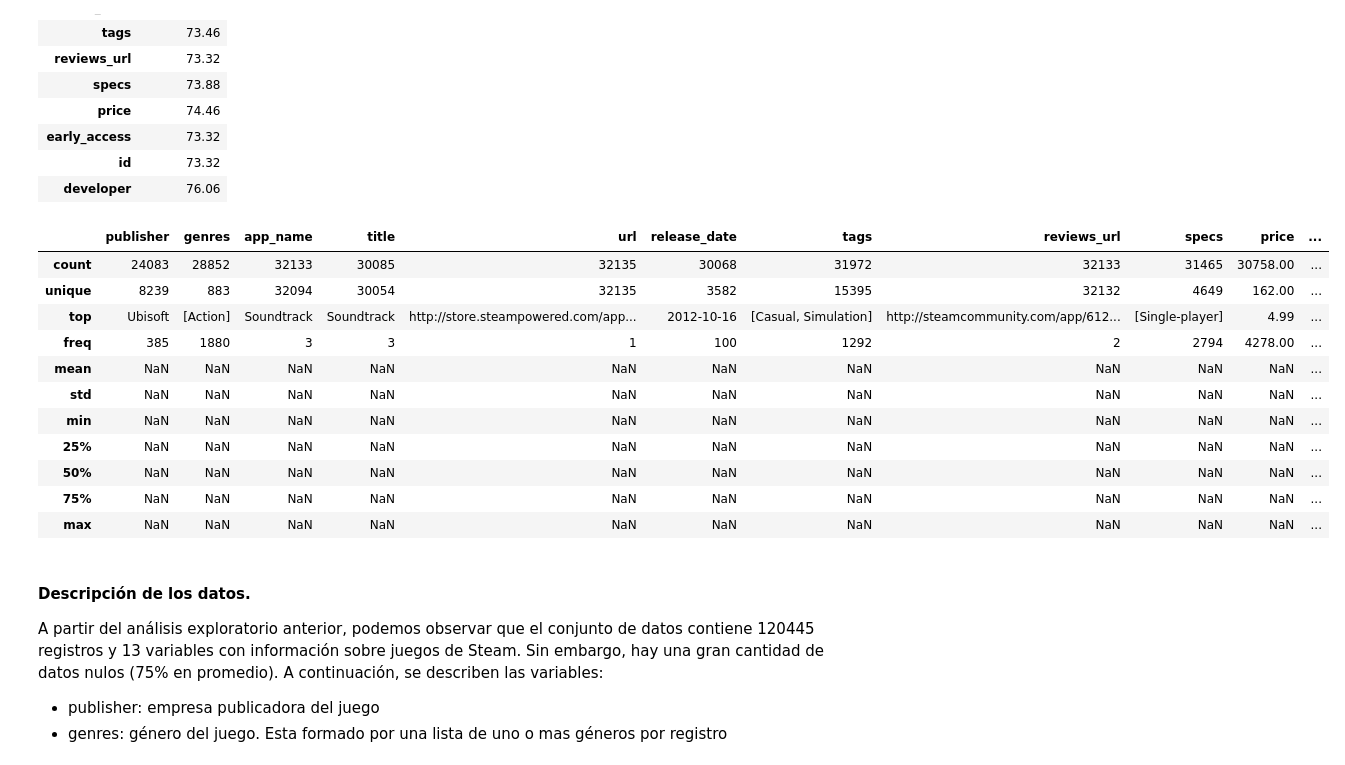
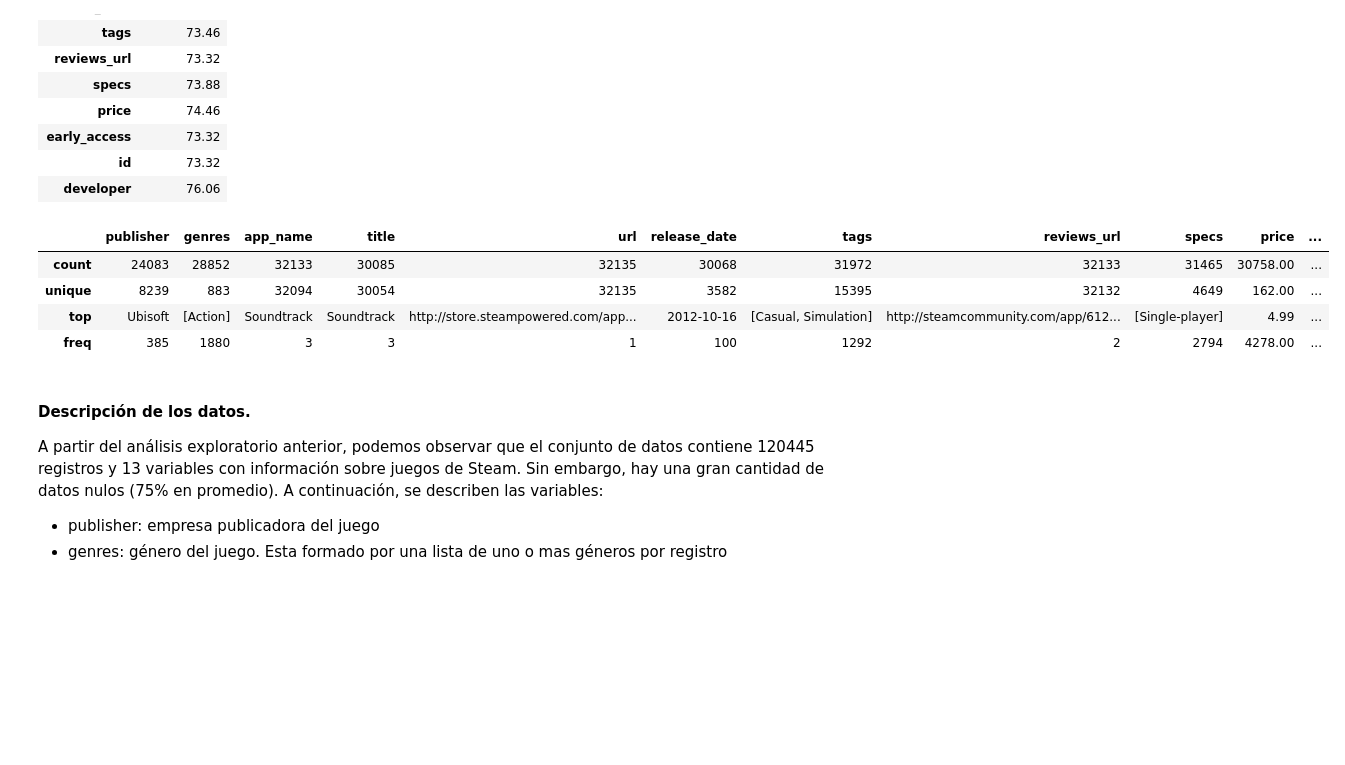
Before and after one commit to rrobles9112/Steam-MLOPS, a Jupyter notebook: Notebooks/ETL_games.ipynb, the cells around one changed output. Cells and saved outputs as stored; diff of their text form; code cells hidden in the pictures; blank space fills up the shorter version.

```diff
--- a/Notebooks/ETL_games.ipynb
+++ b/Notebooks/ETL_games.ipynb
@@ -9,8 +9,15 @@ import os
 import json
 import ast
 
-df_games = pd.read_json('/app/dataset/steam_games.json.gz', lines=True, compression='gzip')
+# Ruta al dataset de Juegos Steam
+path = '../dataset/steam_games.json.gz'
 
-print(df_games.head())
-print(df_games.tail())
+data = []
+with gzip.open(path, 'r') as f:
+    for line in f:
+      data.append(json.loads(line))
+
+# Convertimos a DataFrame
+df_games = pd.DataFrame(data)
+df_games
 # %% [output]
@@ -75,20 +78,13 @@ round(df_games.isna().sum().to_frame('% de Nulos')*100/len(df_games),2)
 | developer | 76.06 |
 # %%
 # Describe todas las columnas del dataframe df_games
-df_games.describe(include='all')
+df_games.describe()
 # %% [output]
 |  | publisher | genres | app_name | title | url | release_date | tags | reviews_url | specs | price | ... |
 | count | 24083 | 28852 | 32133 | 30085 | 32135 | 30068 | 31972 | 32133 | 31465 | 30758.00 | ... |
 | unique | 8239 | 883 | 32094 | 30054 | 32135 | 3582 | 15395 | 32132 | 4649 | 162.00 | ... |
 | top | Ubisoft | [Action] | Soundtrack | Soundtrack | http://store.steampowered.com/app... | 2012-10-16 | [Casual, Simulation] | http://steamcommunity.com/app/612... | [Single-player] | 4.99 | ... |
 | freq | 385 | 1880 | 3 | 3 | 1 | 100 | 1292 | 2 | 2794 | 4278.00 | ... |
-| mean | NaN | NaN | NaN | NaN | NaN | NaN | NaN | NaN | NaN | NaN | ... |
-| std | NaN | NaN | NaN | NaN | NaN | NaN | NaN | NaN | NaN | NaN | ... |
-| min | NaN | NaN | NaN | NaN | NaN | NaN | NaN | NaN | NaN | NaN | ... |
-| 25% | NaN | NaN | NaN | NaN | NaN | NaN | NaN | NaN | NaN | NaN | ... |
-| 50% | NaN | NaN | NaN | NaN | NaN | NaN | NaN | NaN | NaN | NaN | ... |
-| 75% | NaN | NaN | NaN | NaN | NaN | NaN | NaN | NaN | NaN | NaN | ... |
-| max | NaN | NaN | NaN | NaN | NaN | NaN | NaN | NaN | NaN | NaN | ... |
 # %% [markdown]
 #### Descripción de los datos.
 A partir del análisis exploratorio anterior, podemos observar que el conjunto de datos contiene 120445 registros y 13 variables con información sobre juegos de Steam. Sin embargo, hay una gran cantidad de datos nulos (75% en promedio). A continuación, se describen las variables:
```
Also changed, not shown: parts of 18 cells of this notebook, 4 other files.
